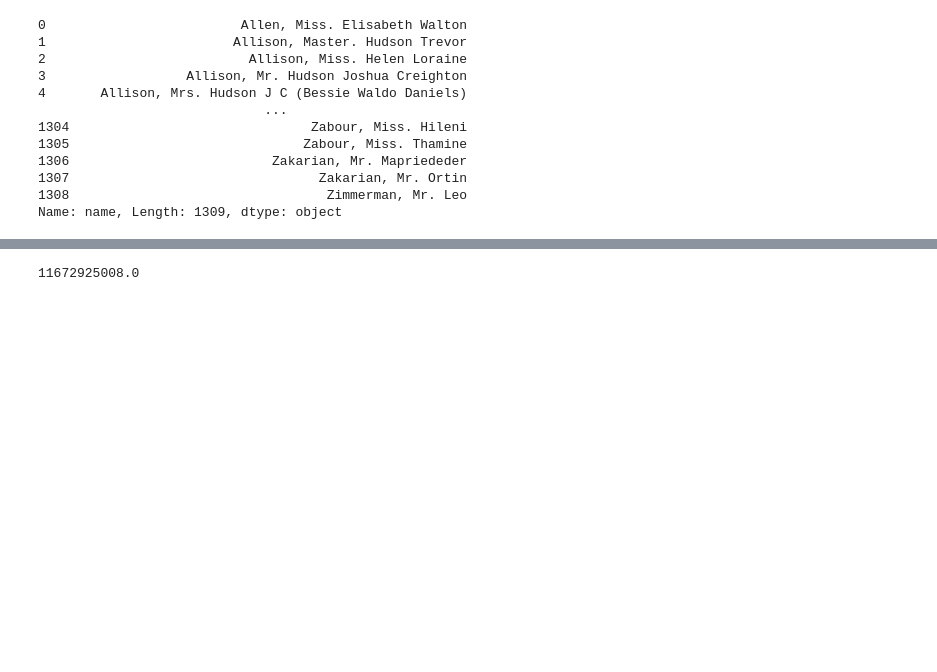
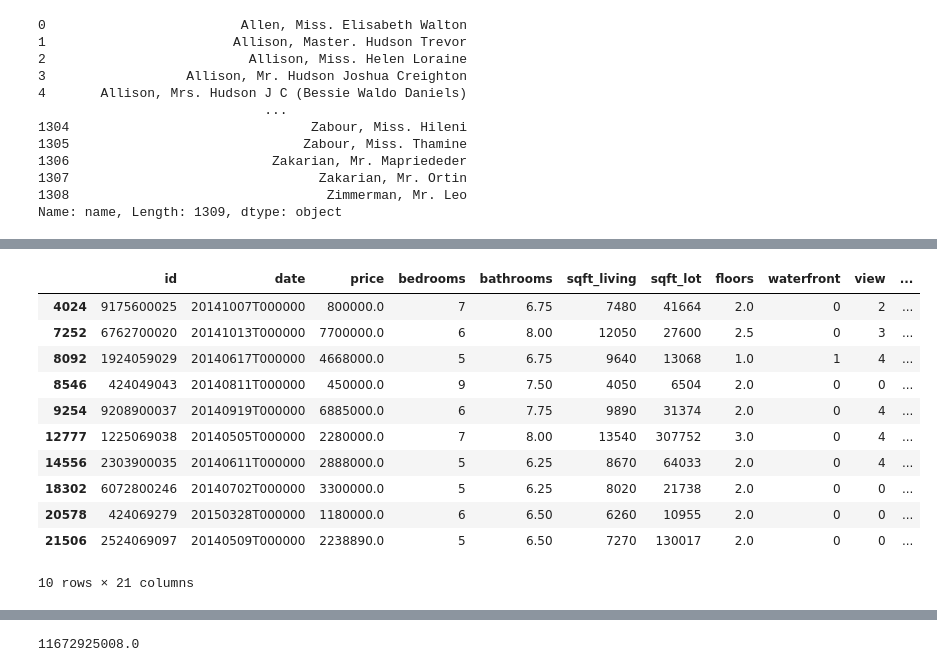
Before and after one commit to gagankaul/pandas-prac, a Jupyter notebook: pandas_prac.ipynb, the cells around one changed output, grey strips where cells are left out. Saved outputs shown, nothing was run; the diff lists cells and outputs as text; code cells hidden in the pictures; blank space fills up the shorter version.

```diff
--- a/pandas_prac.ipynb
+++ b/pandas_prac.ipynb
@@ -249,0 +353,19 @@ Name: name, Length: 1309, dtype: object
+# %%
+# Using .loc to create a mask
+# ':' selects all rows and second argument filters the desired column
+
+mask = houses.loc[:, 'bathrooms'] > 6
+houses[mask]
+# %% [output]
+|  | id | date | price | bedrooms | bathrooms | sqft_living | sqft_lot | floors | waterfront | view | ... |
+| 4024 | 9175600025 | 20141007T000000 | 800000.0 | 7 | 6.75 | 7480 | 41664 | 2.0 | 0 | 2 | ... |
+| 7252 | 6762700020 | 20141013T000000 | 7700000.0 | 6 | 8.00 | 12050 | 27600 | 2.5 | 0 | 3 | ... |
+| 8092 | 1924059029 | 20140617T000000 | 4668000.0 | 5 | 6.75 | 9640 | 13068 | 1.0 | 1 | 4 | ... |
+| 8546 | 424049043 | 20140811T000000 | 450000.0 | 9 | 7.50 | 4050 | 6504 | 2.0 | 0 | 0 | ... |
+| 9254 | 9208900037 | 20140919T000000 | 6885000.0 | 6 | 7.75 | 9890 | 31374 | 2.0 | 0 | 4 | ... |
+| 12777 | 1225069038 | 20140505T000000 | 2280000.0 | 7 | 8.00 | 13540 | 307752 | 3.0 | 0 | 4 | ... |
+| 14556 | 2303900035 | 20140611T000000 | 2888000.0 | 5 | 6.25 | 8670 | 64033 | 2.0 | 0 | 4 | ... |
+| 18302 | 6072800246 | 20140702T000000 | 3300000.0 | 5 | 6.25 | 8020 | 21738 | 2.0 | 0 | 0 | ... |
+| 20578 | 424069279 | 20150328T000000 | 1180000.0 | 6 | 6.50 | 6260 | 10955 | 2.0 | 0 | 0 | ... |
+| 21506 | 2524069097 | 20140509T000000 | 2238890.0 | 5 | 6.50 | 7270 | 130017 | 2.0 | 0 | 0 | ... |
+10 rows × 21 columns
```
Also changed, not shown: parts of 81 cells of this notebook.
